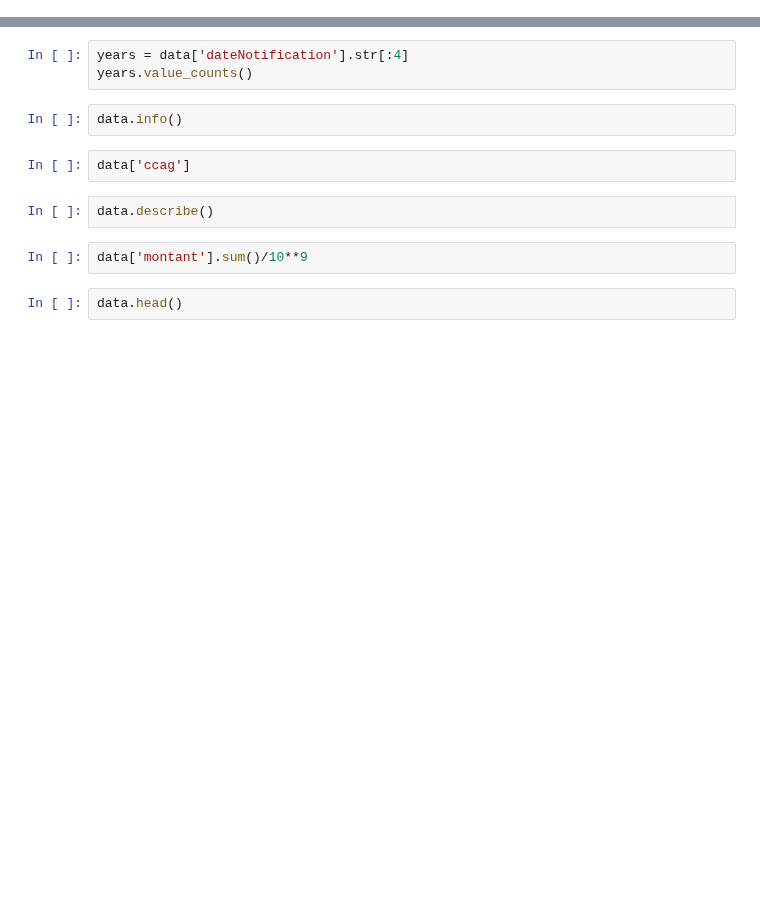
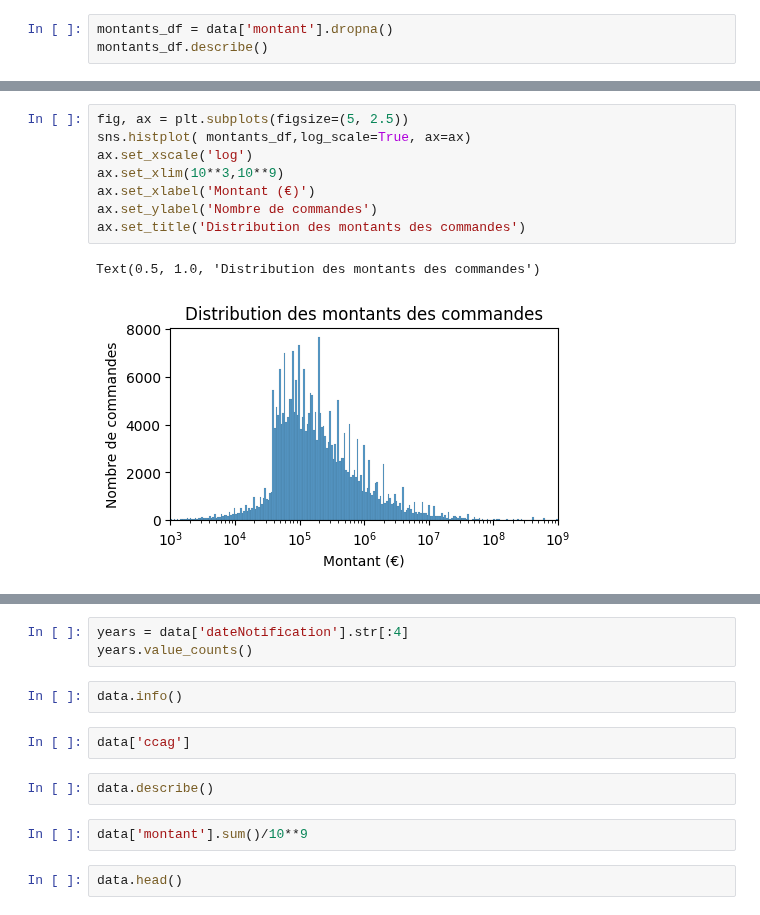
Before and after one commit to RonanB400/decp_ml, a Jupyter notebook: notebooks/RBE_exploration.ipynb, the cells around one changed output, grey strips where cells are left out. Drawn from its saved outputs; the diff is of its cells as text; blank space fills up the shorter version.

```diff
--- a/notebooks/RBE_exploration.ipynb
+++ b/notebooks/RBE_exploration.ipynb
@@ -48,0 +38,3 @@ csv_path
+# %%
+montants_df = data['montant'].dropna()
+montants_df.describe()
@@ -48,0 +51,11 @@ csv_path
+# %%
+fig, ax = plt.subplots(figsize=(5, 2.5))
+sns.histplot( montants_df,log_scale=True, ax=ax)
+ax.set_xscale('log')
+ax.set_xlim(10**3,10**9)
+ax.set_xlabel('Montant (€)')
+ax.set_ylabel('Nombre de commandes')
+ax.set_title('Distribution des montants des commandes')
+# %% [output]
+Text(0.5, 1.0, 'Distribution des montants des commandes')
+[figure, added]
```
Also changed, not shown: parts of 26 cells of this notebook, 3 other files.
